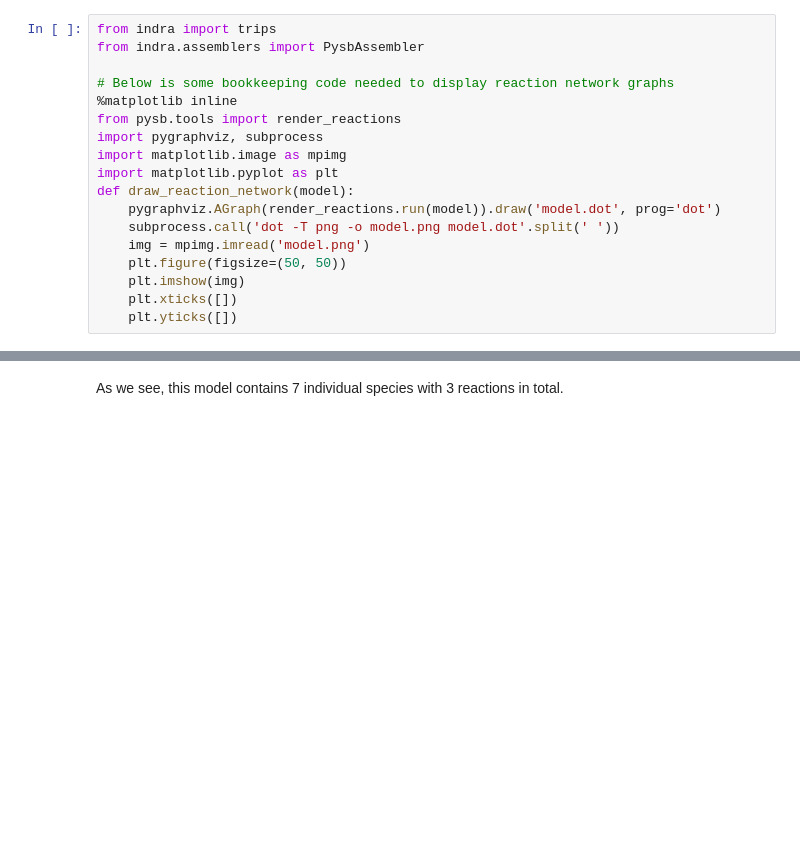
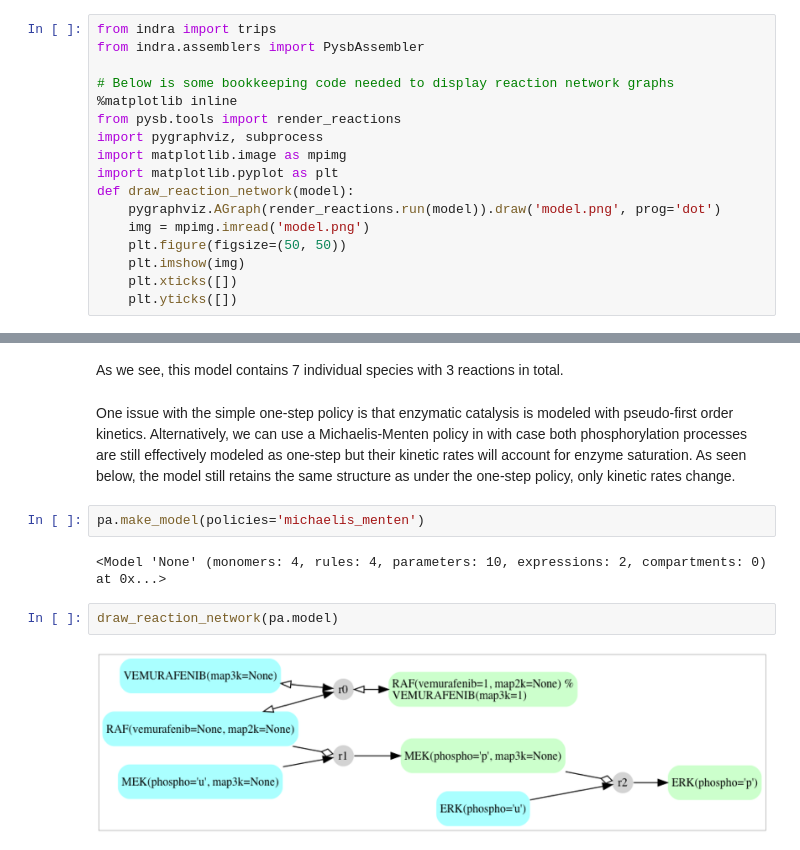
Before and after one commit to sorgerlab/indra, a Jupyter notebook: models/model_complexity_demo.ipynb, the cells around one changed output, grey strips where cells are left out. Drawn from its saved outputs; the diff is of its cells as text; blank space fills up the shorter version.

```diff
--- a/models/model_complexity_demo.ipynb
+++ b/models/model_complexity_demo.ipynb
@@ -14,8 +14,7 @@ import pygraphviz, subprocess
 import matplotlib.image as mpimg
 import matplotlib.pyplot as plt
 def draw_reaction_network(model):
-    pygraphviz.AGraph(render_reactions.run(model)).draw('model.dot', prog='dot')
-    subprocess.call('dot -T png -o model.png model.dot'.split(' '))
+    pygraphviz.AGraph(render_reactions.run(model)).draw('model.png', prog='dot')
     img = mpimg.imread('model.png')
     plt.figure(figsize=(50, 50))
     plt.imshow(img)
@@ -128,2 +195,12 @@ draw_reaction_network(pa.model)
 # %% [markdown]
 As we see, this model contains 7 individual species with 3 reactions in total.
+# %% [markdown]
+One issue with the simple one-step policy is that enzymatic catalysis is modeled with pseudo-first order kinetics. Alternatively, we can use a Michaelis-Menten policy in with case both phosphorylation processes are still effectively modeled as one-step but their kinetic rates will account for enzyme saturation. As seen below, the model still retains the same structure as under the one-step policy, only kinetic rates change.
+# %%
+pa.make_model(policies='michaelis_menten')
+# %% [output]
+<Model 'None' (monomers: 4, rules: 4, parameters: 10, expressions: 2, compartments: 0) at 0x...>
+# %%
+draw_reaction_network(pa.model)
+# %% [output]
+[figure, added]
```
Also changed, not shown: parts of 21 cells of this notebook, 1 other file.
